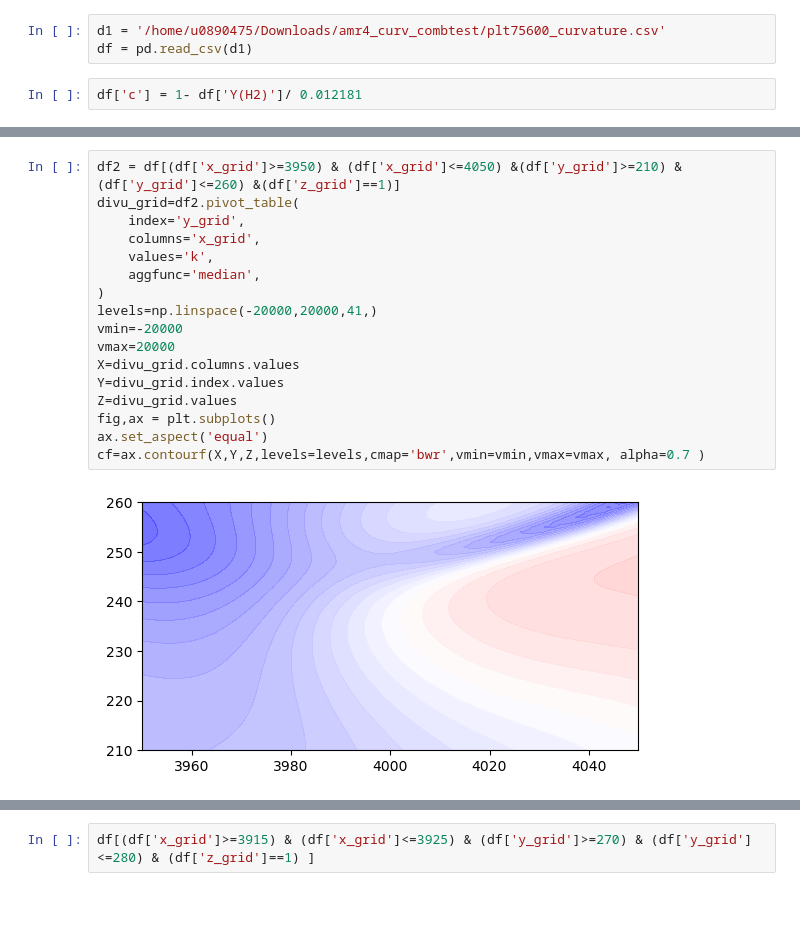
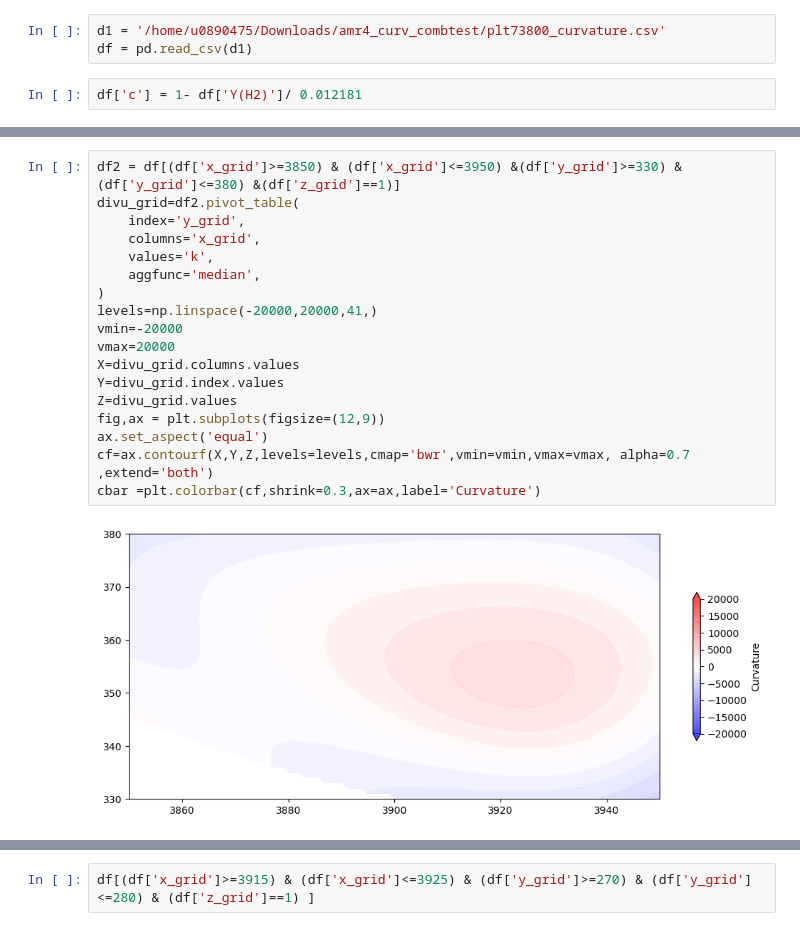
Before and after one commit to potatoslc/analysis_code, a Jupyter notebook: Sd_check.ipynb, the cells around one changed output, grey strips where cells are left out. Cells and saved outputs as stored; diff of their text form; blank space fills up the shorter version.

```diff
--- a/Sd_check.ipynb
+++ b/Sd_check.ipynb
@@ -4,7 +4,7 @@ import os
 import numpy as np
 import pandas as pd
 # %%
-d1 = '/home/u0890475/Downloads/amr4_curv_combtest/plt75600_curvature.csv'
+d1 = '/home/u0890475/Downloads/amr4_curv_combtest/plt73800_curvature.csv'
 df = pd.read_csv(d1)
 # %%
 df['c'] = 1- df['Y(H2)']/ 0.012181
@@ -27,20 +17,21 @@ df
 # %%
-df2 = df[(df['x_grid']>=3950) & (df['x_grid']<=4050) &(df['y_grid']>=210) &(df['y_grid']<=260) &(df['z_grid']==1)]
+df2 = df[(df['x_grid']>=3850) & (df['x_grid']<=3950) &(df['y_grid']>=330) &(df['y_grid']<=380) &(df['z_grid']==1)]
 divu_grid=df2.pivot_table(
     index='y_grid',
     columns='x_grid',
     values='k',
     aggfunc='median',
 )
 levels=np.linspace(-20000,20000,41,)
 vmin=-20000
 vmax=20000
 X=divu_grid.columns.values
 Y=divu_grid.index.values
 Z=divu_grid.values
-fig,ax = plt.subplots()
+fig,ax = plt.subplots(figsize=(12,9))
 ax.set_aspect('equal')
-cf=ax.contourf(X,Y,Z,levels=levels,cmap='bwr',vmin=vmin,vmax=vmax, alpha=0.7 )
+cf=ax.contourf(X,Y,Z,levels=levels,cmap='bwr',vmin=vmin,vmax=vmax, alpha=0.7 ,extend='both')
+cbar =plt.colorbar(cf,shrink=0.3,ax=ax,label='Curvature')
 # %% [output]
-[figure, old version]
+[figure, new version]
 # %%
```
Also changed, not shown: parts of 9 cells of this notebook.
